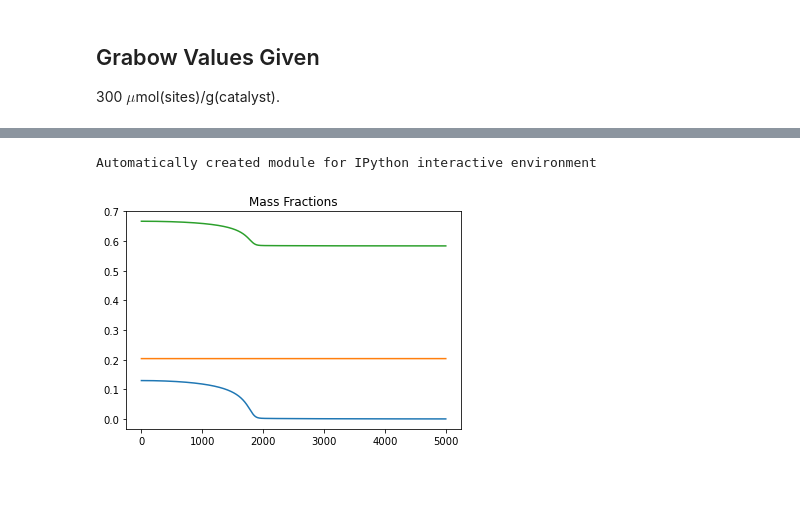
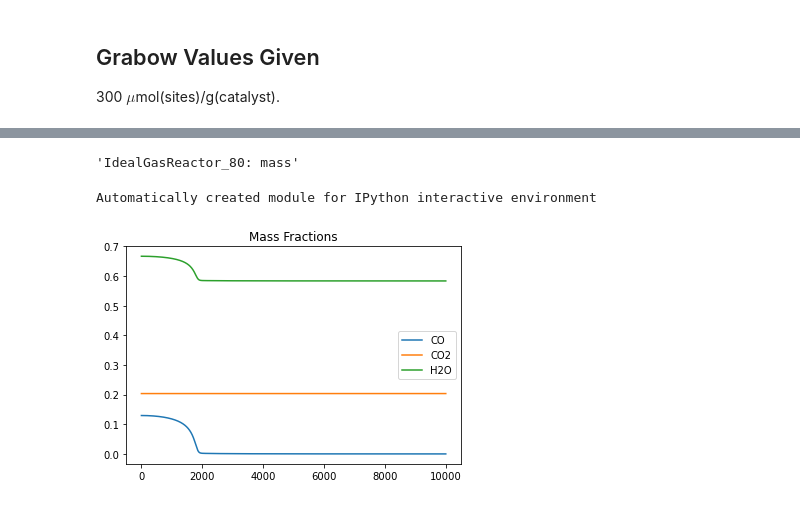
Before and after one commit to comocheng/meOH-analysis, a Jupyter notebook: cantera_simulations/Grabow_reactor.ipynb, the cells around one changed output, grey strips where cells are left out. Cells and saved outputs as stored; diff of their text form; code cells hidden in the pictures.

Commit message:
added Graaf exptl data, started array job script

```diff
--- a/cantera_simulations/Grabow_reactor.ipynb
+++ b/cantera_simulations/Grabow_reactor.ipynb
@@ -123,33 +250,32 @@ sim.atol = 1.0e-21
+# %%
+# print(np.nonzero(np.isnan(gas.reverse_rate_constants)))
+sim.component_name(0)
+# %% [output]
+'IdealGasReactor_80: mass'
 # %%
-#################################################
-# Run single reactor for transient analysis
-#################################################
-# this is just copy paste from cantera, b/c I'm
-# lazy and because I am going to program SS script
-# for running all the conditionsfrom the paper
-
 t = 0.0
 dt = 0.1
 
 # Setup solution array
 states = ct.SolutionArray(gas, extra=['t'])
 
 
-while t < 5000.0:
+while t < 10000.0:
     t += dt
     sim.advance(t)
     states.append(r.thermo.state, t=t)
 
 if __name__ == '__main__':
     print(__doc__)
     try:
         import matplotlib.pyplot as plt
         plt.figure(1)
         plt.plot(states.t, states('CO(3)','CO2(4)','H2O(5)').Y)
         plt.title('Mass Fractions')
+        plt.legend(["CO","CO2","H2O"])
         plt.show()
     except ImportError:
         print('Matplotlib not found. Unable to plot results.')
 # %% [output]
 Automatically created module for IPython interactive environment
-[figure, old version]
+[figure, new version]
```
Also changed, not shown: parts of 10 cells of this notebook, 26 other files.
